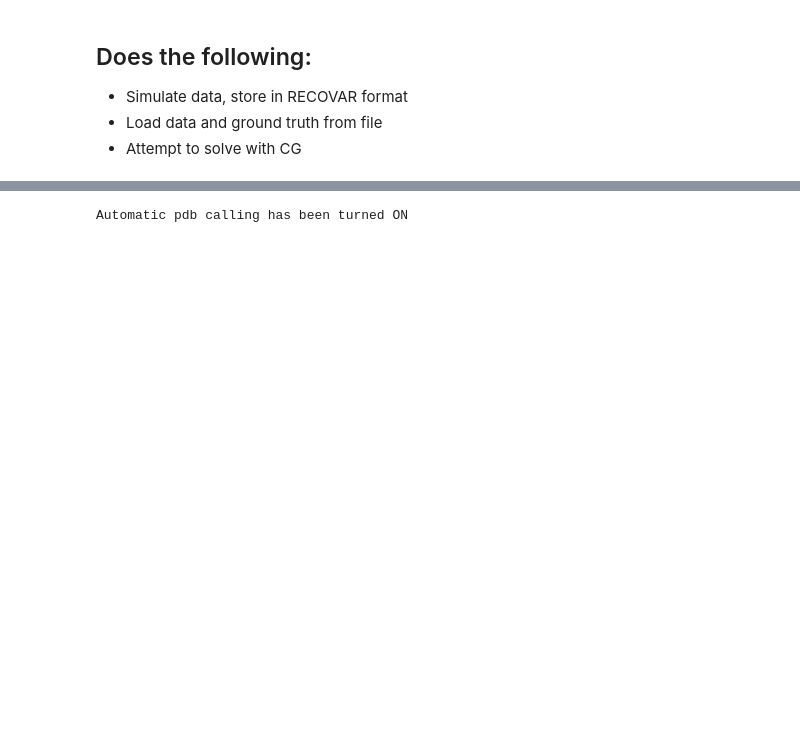
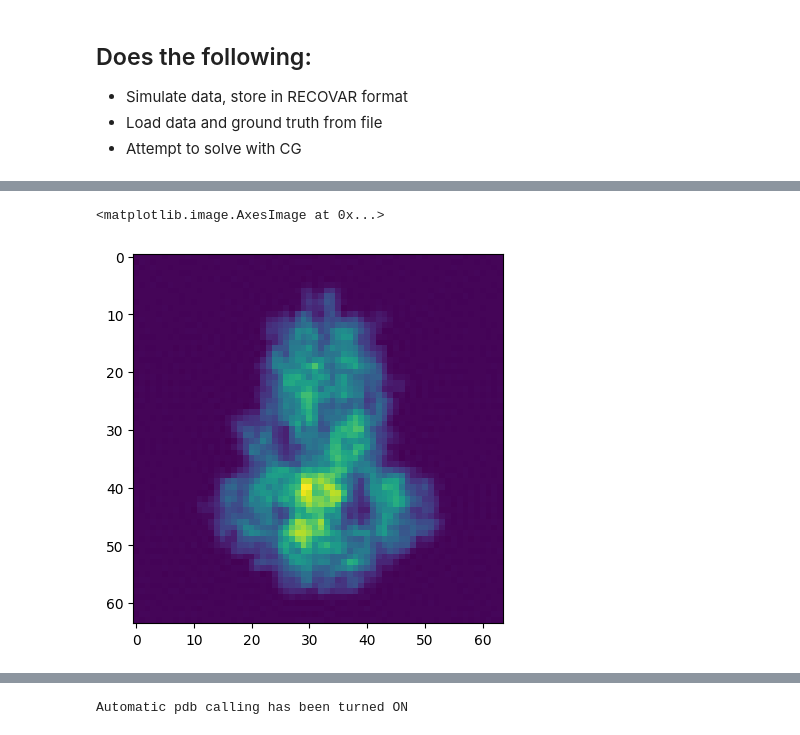
Before and after one commit to ma-gilles/recovar, a Jupyter notebook: ewald_test_cg.ipynb, the cells around one changed output, grey strips where cells are left out. Cells and saved outputs as stored; diff of their text form; code cells hidden in the pictures; blank space fills up the shorter version.

```diff
--- a/ewald_test_cg.ipynb
+++ b/ewald_test_cg.ipynb
@@ -50,0 +100,10 @@ ipdb>  q
+# %%
+from recovar import core, utils, fourier_transform_utils
+ftu = fourier_transform_utils.fourier_transform_utils(jax.numpy)
+
+vol = gt_vol.reshape(cryo.volume_shape)
+vol_1 = ftu.get_idft3(vol)
+plt.imshow(np.sum(vol_1, axis=2).real)
+# %% [output]
+<matplotlib.image.AxesImage at 0x...>
+[figure, added]
```
Also changed, not shown: parts of 70 cells of this notebook.
